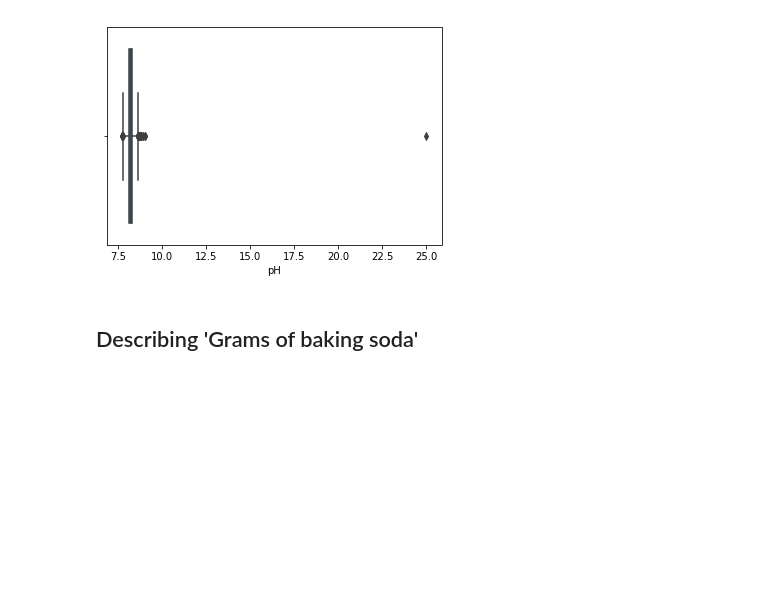
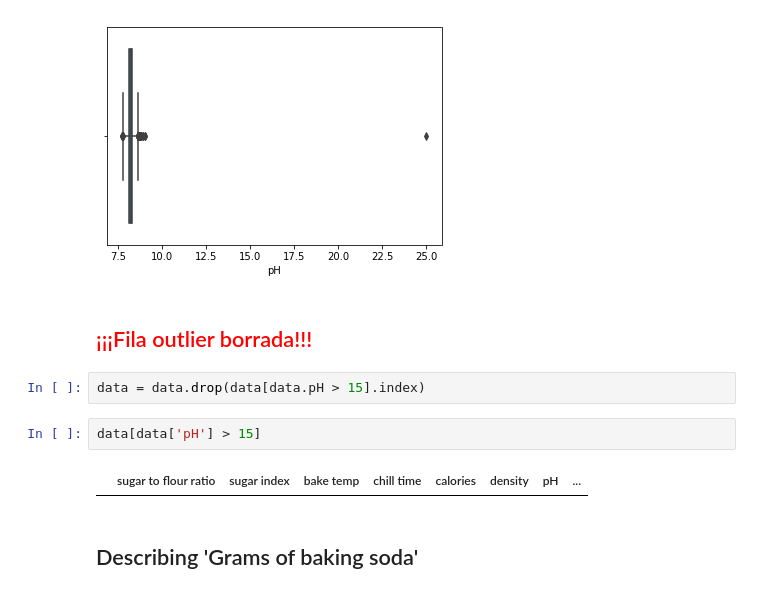
Before and after one commit to ljgoico/DATATHON_PHGL, a Jupyter notebook: 2_prepro/Laura.ipynb, the cells around one changed output. Drawn from its saved outputs; the diff is of its cells as text; blank space fills up the shorter version.

```diff
--- a/2_prepro/Laura.ipynb
+++ b/2_prepro/Laura.ipynb
@@ -111,6 +121,14 @@ Name: pH, dtype: float64
 [figure]
 AxesSubplot(0.125,0.125;0.775x0.755)
 [figure]
+# %% [markdown]
+## <span style="color:red">¡¡¡Fila outlier borrada!!!</span>
+# %%
+data = data.drop(data[data.pH > 15].index)
+# %%
+data[data['pH'] > 15]
+# %% [output]
+|  | sugar to flour ratio | sugar index | bake temp | chill time | calories | density | pH | ... |
 # %% [markdown]
 ## Describing 'Grams of baking soda'
 # %%
```
Also changed, not shown: parts of 9 cells of this notebook.
